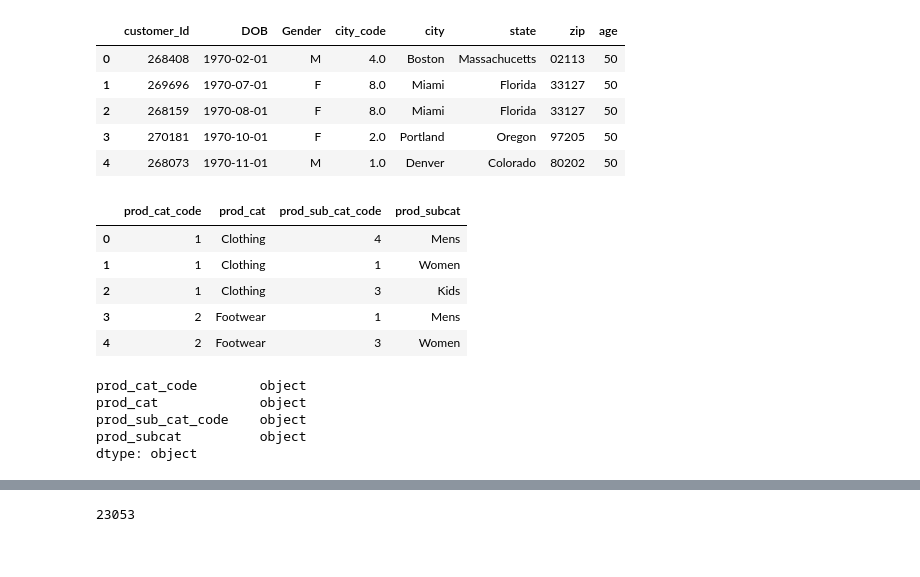
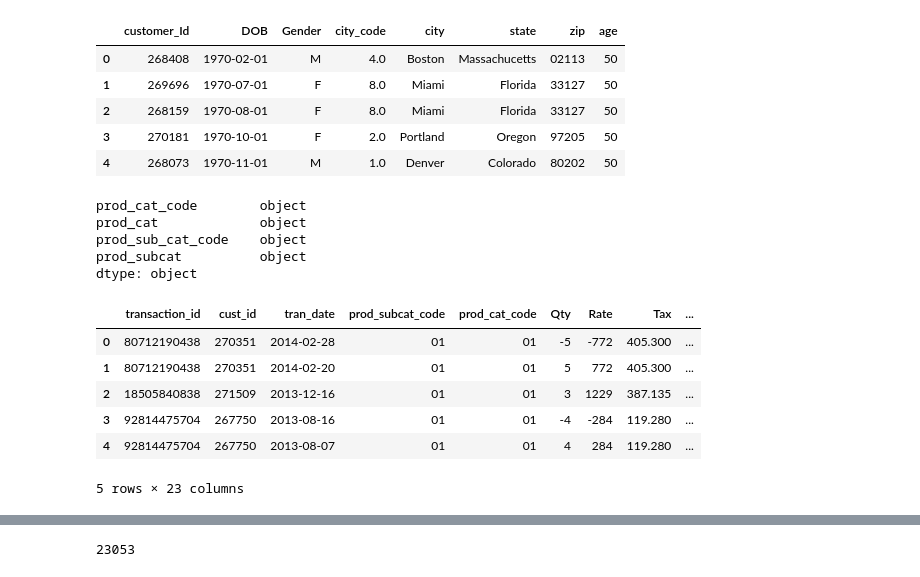
Before and after one commit to mestey28/turning_patterns_into_profits, a Jupyter notebook: data_cleaning.ipynb, the cells around one changed output, grey strips where cells are left out. Cells and saved outputs as stored; diff of their text form; code cells hidden in the pictures.

Commit message:
Added new columns into the customer df and transaction df

```diff
--- a/data_cleaning.ipynb
+++ b/data_cleaning.ipynb
@@ -29,7 +29,7 @@ tran_df.head()
 tran_df['prod_cat_code'] = tran_df['prod_cat_code'].astype(str).str.pad(2, side='left', fillchar='0')
 tran_df['prod_subcat_code'] = tran_df['prod_subcat_code'].astype(str).str.pad(2, side='left', fillchar='0')
 # %%
-tran_df['item'] = tran_df.prod_cat_code + tran_df.prod_subcat_code
+tran_df['item'] = tran_df.prod_cat_code + '-' + tran_df.prod_subcat_code
 tran_df.loc[tran_df['Qty'] >= 0, 'type'] = 'S'
 tran_df.loc[tran_df['Qty'] < 0, 'type'] = 'R'
 # %%
@@ -74,15 +72,6 @@ cust_df.head()
 | 2 | 268159 | 1970-08-01 | F | 8.0 | Miami | Florida | 33127 | 50 |
 | 3 | 270181 | 1970-10-01 | F | 2.0 | Portland | Oregon | 97205 | 50 |
 | 4 | 268073 | 1970-11-01 | M | 1.0 | Denver | Colorado | 80202 | 50 |
-# %%
-cat_df.head()
-# %% [output]
-|  | prod_cat_code | prod_cat | prod_sub_cat_code | prod_subcat |
-| 0 | 1 | Clothing | 4 | Mens |
-| 1 | 1 | Clothing | 1 | Women |
-| 2 | 1 | Clothing | 3 | Kids |
-| 3 | 2 | Footwear | 1 | Mens |
-| 4 | 2 | Footwear | 3 | Women |
 # %%
 cat_df['prod_cat_code'] = cat_df['prod_cat_code'].astype(str).str.pad(2, side='left', fillchar='0')
 cat_df['prod_sub_cat_code'] = cat_df['prod_sub_cat_code'].astype(str).str.pad(2, side='left', fillchar='0')
@@ -100,3 +89,13 @@ cat_df.to_csv('prod_cat_info_clean.csv', index=False)
 # %%
 total_df = pd.merge(tran_df, cust_df, left_on='cust_id', right_on='customer_Id')
 total_df = pd.merge(total_df, cat_df, left_on = ['prod_cat_code', 'prod_subcat_code'], right_on = ['prod_cat_code', 'prod_sub_cat_code'])
+# %%
+total_df.head()
+# %% [output]
+|  | transaction_id | cust_id | tran_date | prod_subcat_code | prod_cat_code | Qty | Rate | Tax | ... |
+| 0 | 80712190438 | 270351 | 2014-02-28 | 01 | 01 | -5 | -772 | 405.300 | ... |
+| 1 | 80712190438 | 270351 | 2014-02-20 | 01 | 01 | 5 | 772 | 405.300 | ... |
+| 2 | 18505840838 | 271509 | 2013-12-16 | 01 | 01 | 3 | 1229 | 387.135 | ... |
+| 3 | 92814475704 | 267750 | 2013-08-16 | 01 | 01 | -4 | -284 | 119.280 | ... |
+| 4 | 92814475704 | 267750 | 2013-08-07 | 01 | 01 | 4 | 284 | 119.280 | ... |
+5 rows × 23 columns
```
Also changed, not shown: parts of 3 cells of this notebook, 3 other files.
